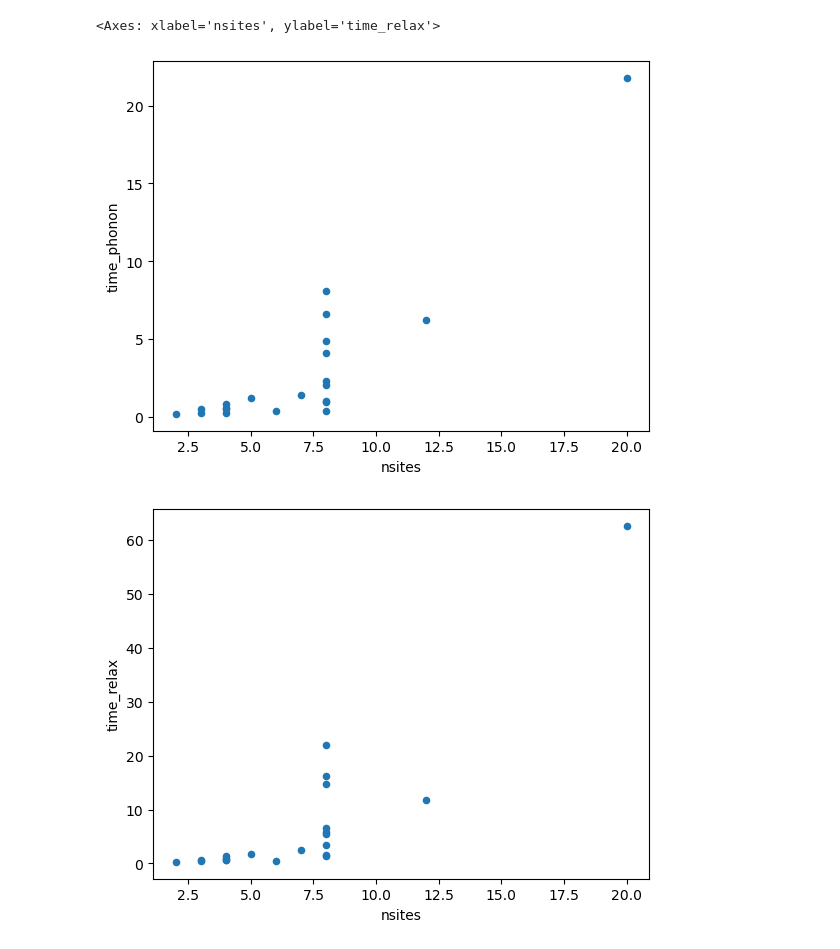
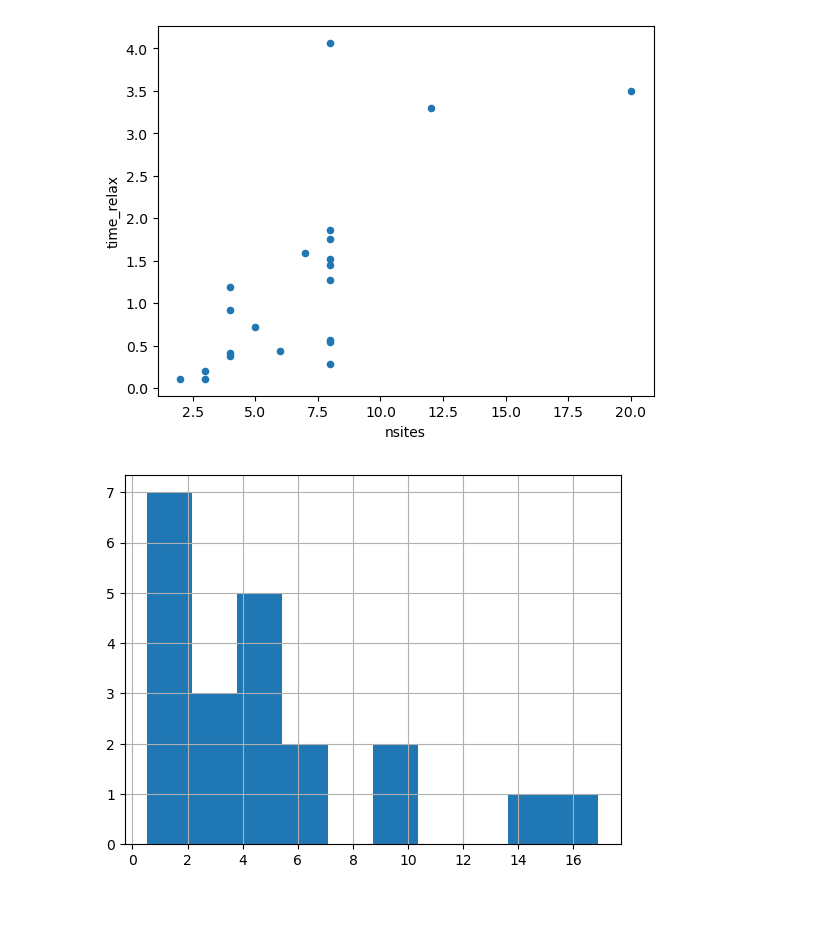
Before and after one commit to materialsvirtuallab/matcalc, a Jupyter notebook: examples/Calculating MLIP properties.ipynb, the cells around one changed output. Saved outputs shown, nothing was run; the diff lists cells and outputs as text; code cells hidden in the pictures; blank space fills up the shorter version.

Commit message:
Set default fmax for everythng to 0.1.

```diff
--- a/examples/Calculating MLIP properties.ipynb
+++ b/examples/Calculating MLIP properties.ipynb
@@ -14,10 +14,8 @@ mpdata = mpr.materials._search(nelements=2, fields=["material_id", "structure"])
 # %%
 up = get_universal_calculator("M3GNet")
 # %%
-fmax = 0.01
-# Note that the rest of the parameters require a more stringent fmax criterion.
+fmax = 0.1
 # The general principle is to do a relaxation first and just reuse the same structure.
-
 prop_calcs = [
     ("relax", RelaxCalc(up, fmax=fmax)),
     ("elastic", ElasticityCalc(up, fmax=fmax, relax_structure=False)),
@@ -48,6 +46,7 @@ for i, d in enumerate(mpdata):
 import pandas as pd
 
 df = pd.DataFrame(data)
+df["time_total"] = df["time_relax"] + df["time_elastic"] + df["time_phonon"] + df["time_eos"]
 # %%
 df
 # %% [output]
@@ -71,7 +70,8 @@ df
 # %%
-df.plot(x="nsites", y="time_phonon", kind="scatter")
-df.plot(x="nsites", y="time_relax", kind="scatter")
+ax = df.plot(x="nsites", y="time_relax", kind="scatter")
 # %% [output]
-<Axes: xlabel='nsites', ylabel='time_relax'>
-[figure, old version]
+[figure, new version]
-[figure, removed]
+# %%
+ax = df["time_total"].hist()
+# %% [output]
+[figure, added]
```
Also changed, not shown: parts of 1 cell of this notebook, 7 other files.
